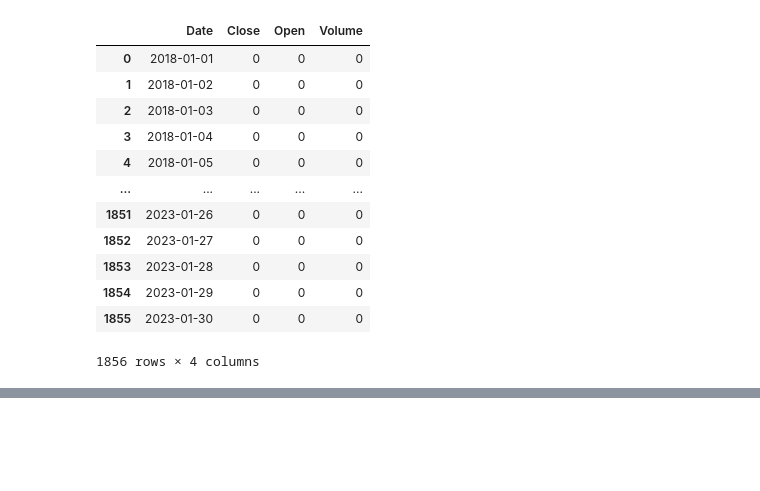
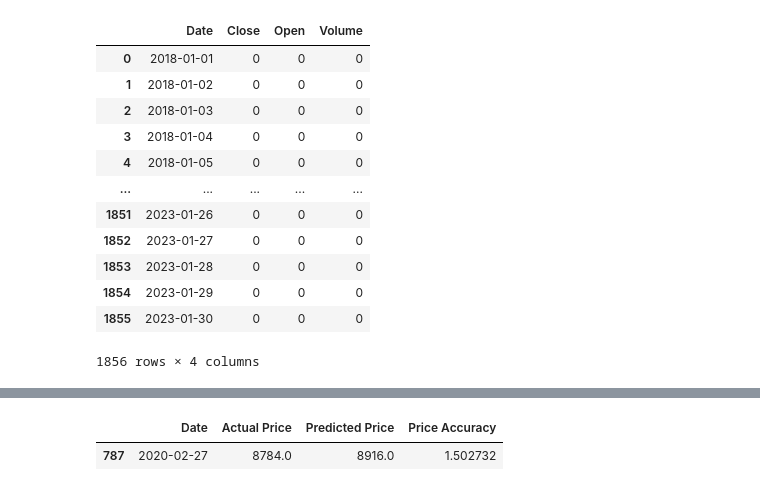
Before and after one commit to Olegreg762/Group_Project_2, a Jupyter notebook: BTC_ETH_predict.ipynb, the cells around one changed output, grey strips where cells are left out. Drawn from its saved outputs; the diff is of its cells as text; code cells hidden in the pictures; blank space fills up the shorter version.

```diff
--- a/BTC_ETH_predict.ipynb
+++ b/BTC_ETH_predict.ipynb
@@ -192 +250,6 @@ btc_future.tail(30)
+# %%
+btc_future.loc[btc_future['Date'] == '2020-02-27']
+# %% [output]
+|  | Date | Actual Price | Predicted Price | Price Accuracy |
+| 787 | 2020-02-27 | 8784.0 | 8916.0 | 1.502732 |
 # %%
```
Also changed, not shown: parts of 15 cells of this notebook.
